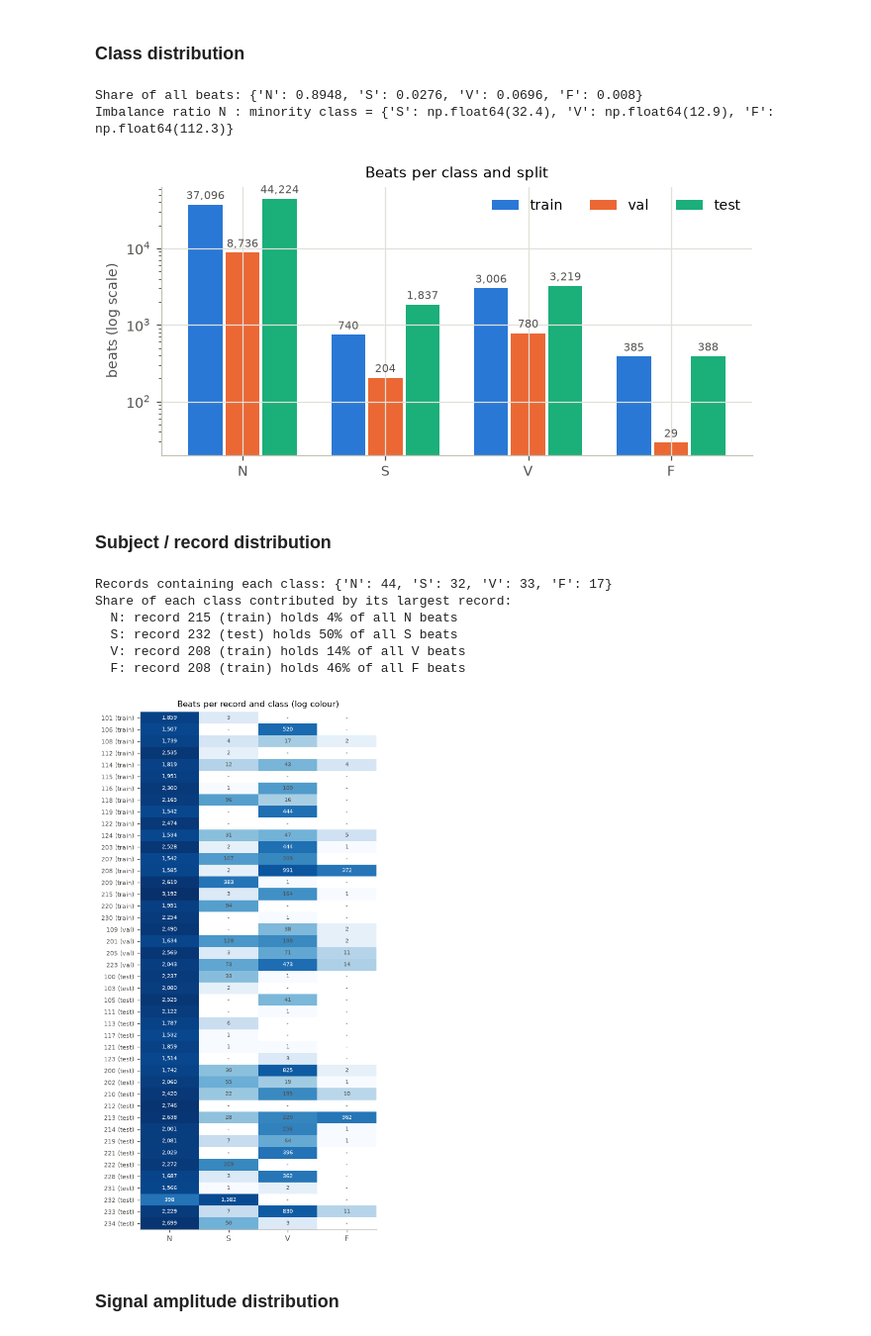
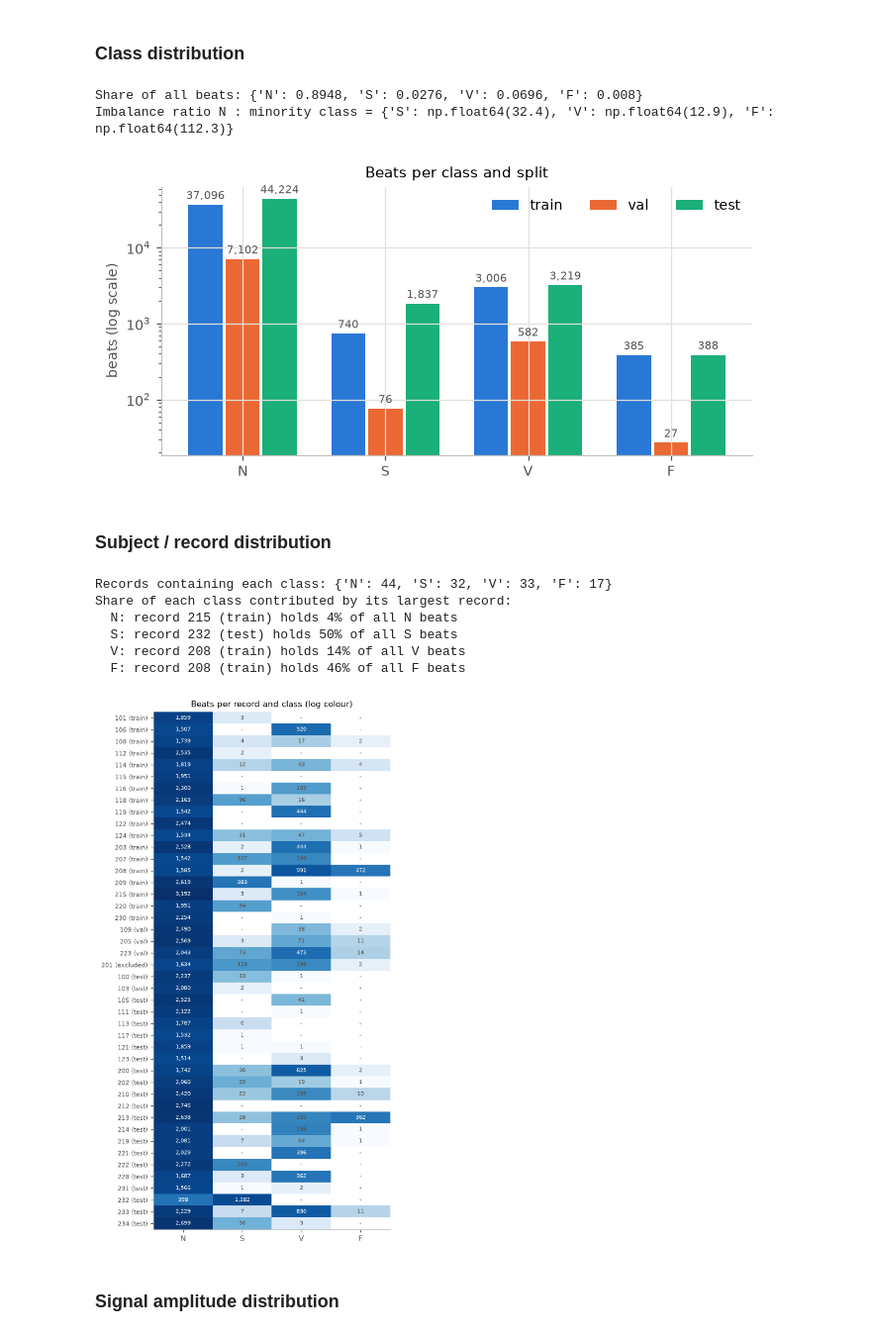
Before and after one commit to MisterD0ctor/D7043E, a Jupyter notebook: notebooks/EDA.ipynb, the cells around one changed output. Shown at 99% size. Saved outputs shown, nothing was run; the diff lists cells and outputs as text; code cells hidden in the pictures.

```diff
--- a/notebooks/EDA.ipynb
+++ b/notebooks/EDA.ipynb
@@ -23,11 +23,13 @@ import matplotlib.pyplot as plt
 import numpy as np
 import pandas as pd
 import wfdb
-from matplotlib.colors import LogNorm
+from matplotlib.colors import LinearSegmentedColormap, LogNorm
 from scipy import signal as sps
+from scipy import stats
 
 from config import class_names, load_config, resolve, split_records, symbol_to_class
-from noise import load_noise, scaled_noise
+from features import FAMILIES, FEATURES, beat_features
+from noise import load_noise, noise_power, qrs_power, scaled_noise
 from prepare_data import load_record, preprocess_signal
 
 cfg = load_config("configs/data.yaml")
@@ -44,7 +46,7 @@ PRE = cfg["window"]["pre_samples"]
 
 # Categorical colours in fixed slot order (identity), recessive grid and axes.
 CLASS_COLORS = dict(zip(CLASSES, ["#2a78d6", "#eb6834", "#1baf7a", "#eda100"]))
-SPLIT_COLORS = {"train": "#2a78d6", "val": "#eb6834", "test": "#1baf7a"}
+SPLIT_COLORS = {"train": "#2a78d6", "val": "#eb6834", "test": "#1baf7a", "excluded": "#898781"}
 INK, INK2, MUTED = "#0b0b0b", "#52514e", "#898781"
 plt.rcParams.update({
     "figure.dpi": 110, "font.size": 9, "axes.titlesize": 10,
@@ -191,3 +202,11 @@ axes[0].set_ylabel(f"{LEAD} filtered (mV)")
 save(fig, "example_beats_raw")
 # %% [output]
 [figure]
+# %%
+# Distance from each example beat to its neighbouring R-peaks
+for c in CLASSES:
+    r, s, sym = examples[c]
+    ann = wfdb.rdann(str(MITDB / str(r)), "atr")
+    qrs = ann.sample[np.isin(ann.symbol, cfg["qrs_symbols"])]
+    k = np.searchsorted(qrs, s)
+    print(f"{c} (record {r}): previous R-peak {(qrs[k - 1] - s) / FS * 1000:.0f} ms, next R-peak {(qrs[k + 1] - s) / FS * 1000:+.0f} ms")
@@ -210,3 +234,18 @@ axes[0].legend(loc="lower left")
 save(fig, "example_beats_normalized")
 # %% [output]
 [figure]
+# %%
+# What the F traces have in common, and where the clip at +-1 acts
+f_records = pd.Series(train["record"][y == CLASSES.index("F")]).value_counts()
+print("Training F beats per record:", f_records.to_dict())
+r = int(f_records.index[0])
+ann = wfdb.rdann(str(MITDB / str(r)), "atr")
+is_qrs = np.isin(ann.symbol, cfg["qrs_symbols"])
+qrs, sym = ann.sample[is_qrs], np.array(ann.symbol)[is_qrs]
+k = np.flatnonzero(sym == "F")
+k = k[k < len(sym) - 1]
+print(f"Record {r}: beat following an F beat: {pd.Series(sym[k + 1]).value_counts().to_dict()}, "
+      f"median distance to it {np.median(qrs[k + 1] - qrs[k]) / FS * 1000:.0f} ms")
+clipped = np.abs(X) >= 1.0
+print("Share of training windows clipped at the R-peak sample:",
+      {c: f"{clipped[y == i, PRE].mean():.1%}" for i, c in enumerate(CLASSES)})
@@ -233,38 +276,38 @@ print("Imbalance ratio N : minority class =", {c: round(tot["N"] / tot[c], 1) fo
 # %% [output]
 Share of all beats: {'N': 0.8948, 'S': 0.0276, 'V': 0.0696, 'F': 0.008}
 Imbalance ratio N : minority class = {'S': np.float64(32.4), 'V': np.float64(12.9), 'F': np.float64(112.3)}
-[figure, old version]
+[figure, new version]
 # %% [markdown]
 ### Subject / record distribution
 # %%
-rs = record_stats.assign(order=record_stats.split.map({"train": 0, "val": 1, "test": 2})).sort_values(["order", "record"])
+rs = record_stats.assign(order=record_stats.split.map({"train": 0, "val": 1, "excluded": 2, "test": 3})).sort_values(["order", "record"])
 counts = rs[CLASSES].to_numpy()
 fig, ax = plt.subplots(figsize=(5, 11))
 ax.imshow(np.where(counts > 0, counts, np.nan), aspect="auto", cmap="Blues", norm=LogNorm(1, counts.max()))
 for i in range(counts.shape[0]):
     for j in range(counts.shape[1]):
         v = counts[i, j]
         ax.text(j, i, f"{v:,}" if v else "-", ha="center", va="center", fontsize=6.5,
                 color="white" if v > 300 else INK2)
 ax.set_xticks(range(len(CLASSES)), CLASSES)
 ax.set_yticks(range(len(rs)), [f"{r} ({s})" for r, s in zip(rs.record, rs.split)], fontsize=7)
 ax.grid(False)
 ax.set_title("Beats per record and class (log colour)")
 save(fig, "record_distribution")
 
 print("Records containing each class:", {c: int((rs[c] > 0).sum()) for c in CLASSES})
 print("Share of each class contributed by its largest record:")
 for c in CLASSES:
     top = rs.loc[rs[c].idxmax()]
     print(f"  {c}: record {top.record} ({top.split}) holds {top[c] / rs[c].sum():.0%} of all {c} beats")
 # %% [output]
 Records containing each class: {'N': 44, 'S': 32, 'V': 33, 'F': 17}
 Share of each class contributed by its largest record:
   N: record 215 (train) holds 4% of all N beats
   S: record 232 (test) holds 50% of all S beats
   V: record 208 (train) holds 14% of all V beats
   F: record 208 (train) holds 46% of all F beats
-[figure, old version]
+[figure, new version]
 # %% [markdown]
 ### Signal amplitude distribution
 # %%
```
Also changed, not shown: parts of 31 cells of this notebook, 7 other files.
